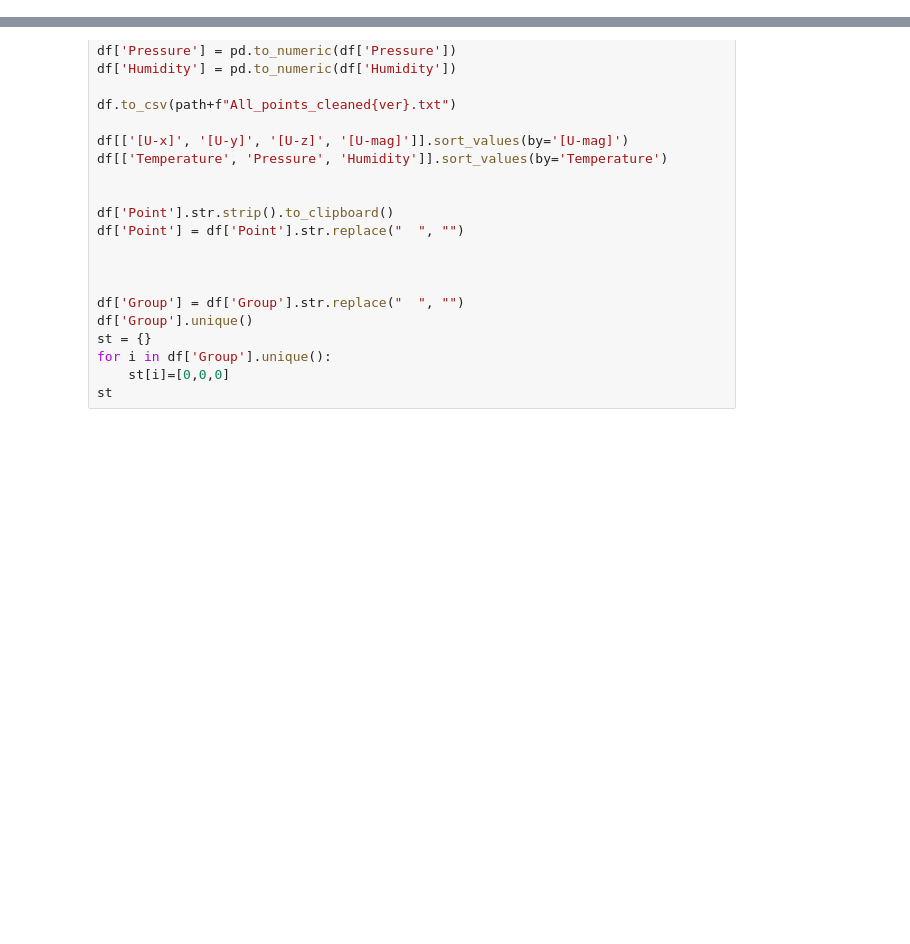
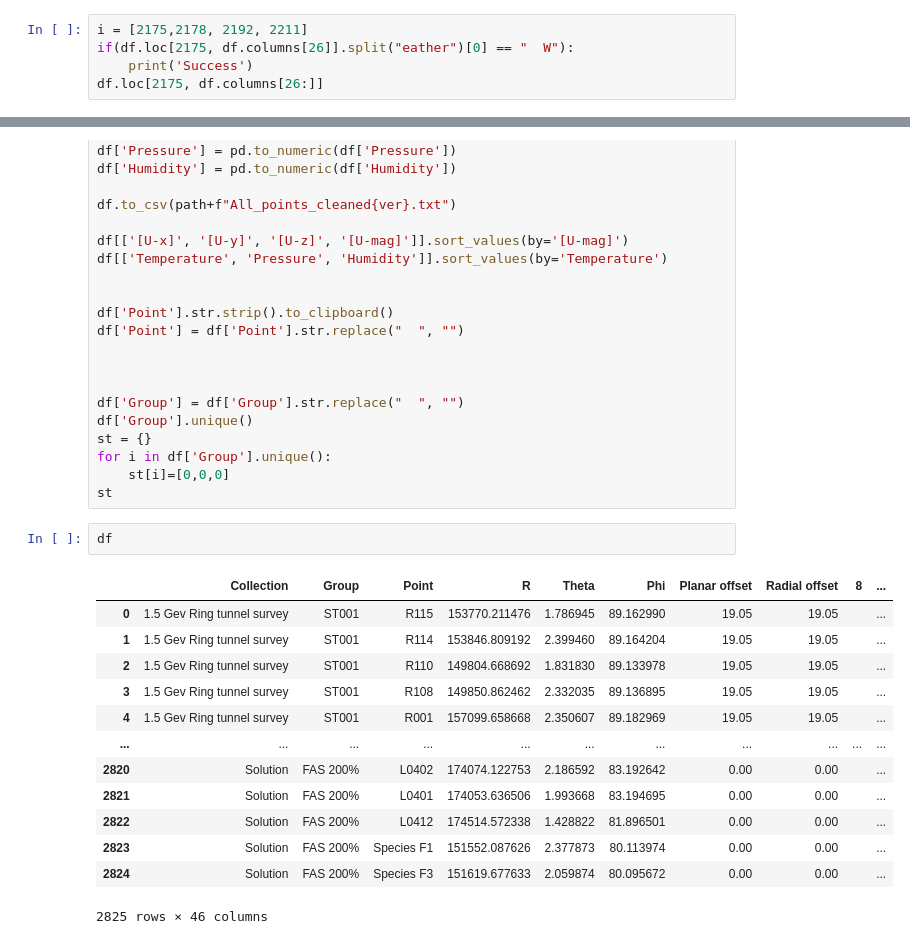
Before and after one commit to Alexander1729/max, a Jupyter notebook: python_point_data_spherical.ipynb, the cells around one changed output, grey strips where cells are left out. Saved outputs shown, nothing was run; the diff lists cells and outputs as text; blank space fills up the shorter version.

```diff
--- a/python_point_data_spherical.ipynb
+++ b/python_point_data_spherical.ipynb
@@ -117,0 +189,5 @@ i_change[0]
+# %%
+i = [2175,2178, 2192, 2211]
+if(df.loc[2175, df.columns[26]].split("eather")[0] == "  W"):
+    print('Success')
+df.loc[2175, df.columns[26:]]
@@ -188,3 +287,19 @@ st = {}
 for i in df['Group'].unique():
     st[i]=[0,0,0]
 st
+# %%
+df
+# %% [output]
+|  | Collection | Group | Point | R | Theta | Phi | Planar offset | Radial offset | 8 | ... |
+| 0 | 1.5 Gev Ring tunnel survey | ST001 | R115 | 153770.211476 | 1.786945 | 89.162990 | 19.05 | 19.05 |  | ... |
+| 1 | 1.5 Gev Ring tunnel survey | ST001 | R114 | 153846.809192 | 2.399460 | 89.164204 | 19.05 | 19.05 |  | ... |
+| 2 | 1.5 Gev Ring tunnel survey | ST001 | R110 | 149804.668692 | 1.831830 | 89.133978 | 19.05 | 19.05 |  | ... |
+| 3 | 1.5 Gev Ring tunnel survey | ST001 | R108 | 149850.862462 | 2.332035 | 89.136895 | 19.05 | 19.05 |  | ... |
+| 4 | 1.5 Gev Ring tunnel survey | ST001 | R001 | 157099.658668 | 2.350607 | 89.182969 | 19.05 | 19.05 |  | ... |
+| ... | ... | ... | ... | ... | ... | ... | ... | ... | ... | ... |
+| 2820 | Solution | FAS 200% | L0402 | 174074.122753 | 2.186592 | 83.192642 | 0.00 | 0.00 |  | ... |
+| 2821 | Solution | FAS 200% | L0401 | 174053.636506 | 1.993668 | 83.194695 | 0.00 | 0.00 |  | ... |
+| 2822 | Solution | FAS 200% | L0412 | 174514.572338 | 1.428822 | 81.896501 | 0.00 | 0.00 |  | ... |
+| 2823 | Solution | FAS 200% | Species F1 | 151552.087626 | 2.377873 | 80.113974 | 0.00 | 0.00 |  | ... |
+| 2824 | Solution | FAS 200% | Species F3 | 151619.677633 | 2.059874 | 80.095672 | 0.00 | 0.00 |  | ... |
+2825 rows × 46 columns
```
Also changed, not shown: parts of 6 cells of this notebook, 3 other files.
